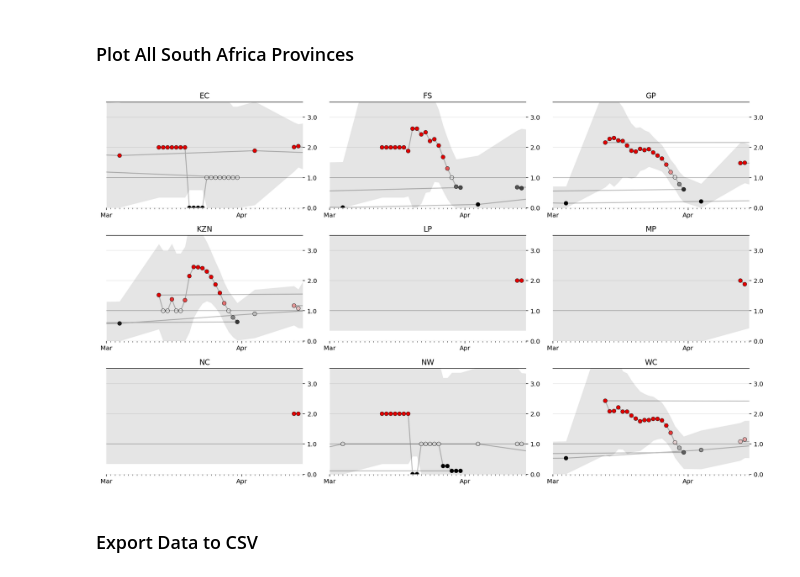
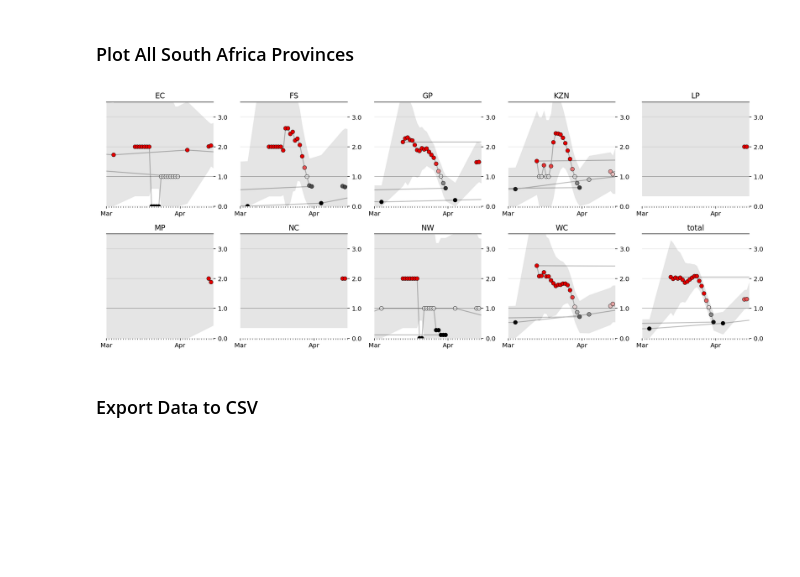
Before and after one commit to dsfsi/covid19za, a Jupyter notebook: notebooks/Realtime R0.ipynb, the cells around one changed output. Saved outputs shown, nothing was run; the diff lists cells and outputs as text; code cells hidden in the pictures; blank space fills up the shorter version.

```diff
--- a/notebooks/Realtime R0.ipynb
+++ b/notebooks/Realtime R0.ipynb
@@ -392,9 +392,9 @@ result.tail()
 | 2020-04-13 | 1.30 | 0.97 | 1.62 |
 | 2020-04-14 | 1.31 | 1.00 | 1.63 |
 # %%
-def plot_rt(result, ax, state_name):
+def plot_rt(result, ax, province_name):
 
-    ax.set_title(f"{state_name}")
+    ax.set_title(f"{province_name}")
 
     # Colors
     ABOVE = [1,0,0]
@@ -476,6 +476,7 @@ ax.xaxis.set_major_formatter(mdates.DateFormatter('%b %d'))
 results = {}
 
 provinces_to_process = list(df.columns.values[2:-2])
+provinces_to_process.append('total')
 
 for province_name in provinces_to_process:
     clear_output(wait=True)
@@ -501,19 +502,19 @@ Done.
 # %% [markdown]
 ### Plot All South Africa Provinces
 # %%
-ncols = 3
+ncols = 5
 nrows = int(np.ceil(len(results) / ncols))
 
 # fig, axes = plt.subplots(nrows=nrows, ncols=ncols, figsize=(15, nrows*3))
 fig, axes = plt.subplots(nrows=nrows, ncols=ncols, figsize=(15, nrows*3))
 
-for i, (state_name, result) in enumerate(results.items()):
-    plot_rt(result, axes.flat[i], state_name)
+for i, (province_name, result) in enumerate(results.items()):
+    plot_rt(result, axes.flat[i], province_name)
 
 fig.tight_layout()
 fig.set_facecolor('w')
 # %% [output]
-[figure, old version]
+[figure, new version]
 # %% [markdown]
 ### Export Data to CSV
 # %%
```
Also changed, not shown: parts of 8 cells of this notebook.
